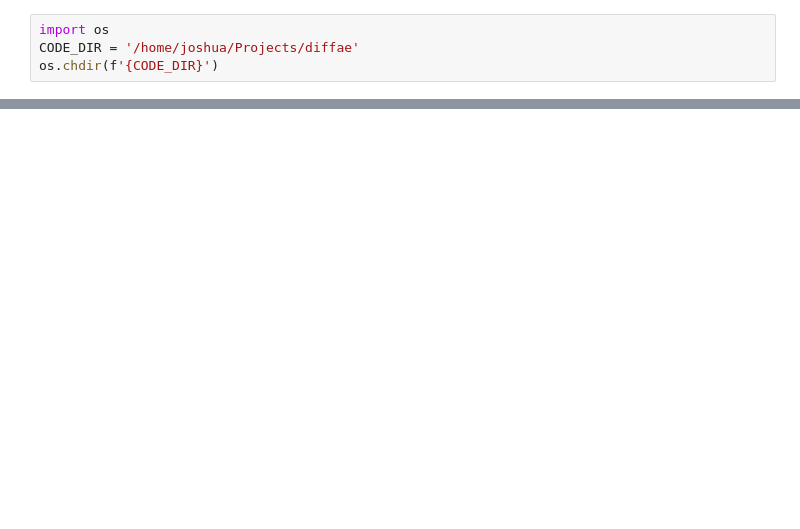
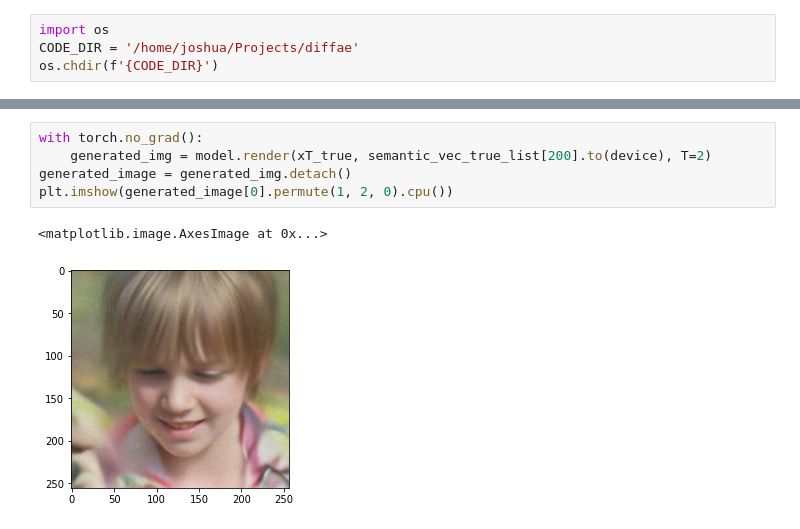
Before and after one commit to Hanyu-Xue/Priv_Diff_Autoencoder, a Jupyter notebook: New_train.ipynb, the cells around one changed output, grey strips where cells are left out. Saved outputs shown, nothing was run; the diff lists cells and outputs as text; blank space fills up the shorter version.

```diff
--- a/New_train.ipynb
+++ b/New_train.ipynb
@@ -247,0 +358,8 @@ tensor([[[[-0.9922, -0.9922, -0.9922,  ..., -0.0902, -0.2471, -0.2314],
+# %%
+with torch.no_grad():
+    generated_img = model.render(xT_true, semantic_vec_true_list[200].to(device), T=2)
+generated_image = generated_img.detach()
+plt.imshow(generated_image[0].permute(1, 2, 0).cpu())
+# %% [output]
+<matplotlib.image.AxesImage at 0x...>
+[figure, added]
```
Also changed, not shown: parts of 9 cells of this notebook.
